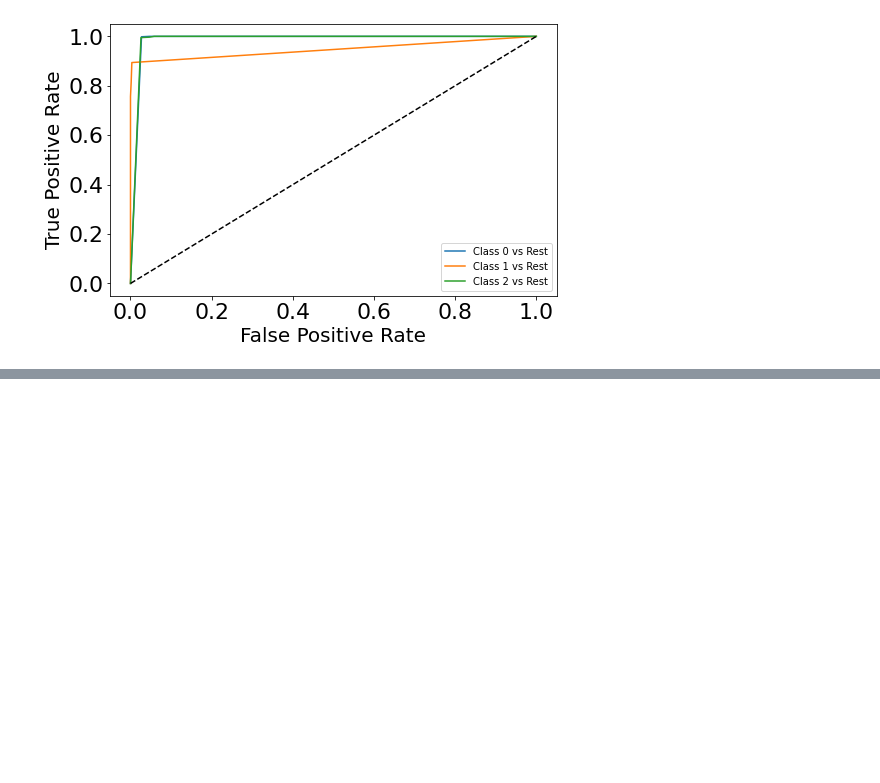
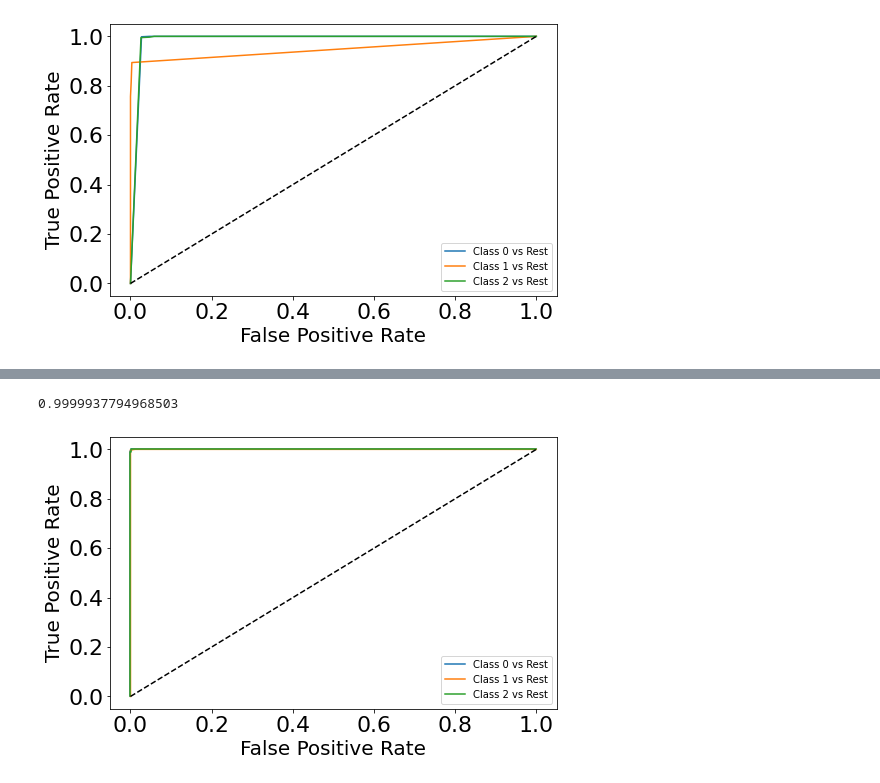
Before and after one commit to michelepapucci/data-mining-project, a Jupyter notebook: data_classification_sentiment.ipynb, the cells around one changed output, grey strips where cells are left out. Cells and saved outputs as stored; diff of their text form; code cells hidden in the pictures; blank space fills up the shorter version.

Commit message:
add random forest + scores values of knn, rfc, clf

```diff
--- a/data_classification_sentiment.ipynb
+++ b/data_classification_sentiment.ipynb
@@ -377,0 +310,14 @@ plt.show()
+# %%
+rfc = RandomForestClassifier(n_estimators=1000,
+                             criterion='gini',
+                             max_depth=None,
+                             min_samples_split=2,
+                             min_samples_leaf=1,
+                             class_weight=None)
+
+
+scores = cross_val_score(rfc, X, y, cv=10)
+print('Accuracy: %0.4f (+/- %0.2f)' % (scores.mean(), scores.std() * 2))
+
+scores = cross_val_score(rfc, X, y, cv=10, scoring='f1_macro')
+print('F1-score: %0.4f (+/- %0.2f)' % (scores.mean(), scores.std() * 2))
@@ -377,0 +327,2 @@ plt.show()
+# %%
+rfc.fit(X_ros_train, y_ros_train)
@@ -377,0 +357,33 @@ plt.show()
+# %%
+y_ros_score = rfc.predict_proba(X_ros_test)
+roc_auc_score(y_ros_test, y_ros_score, multi_class='ovr', average='weighted')
+# %% [output]
+0.9999937794968503
+# %%
+# roc curve for classes
+fpr = {}
+tpr = {}
+thresh ={}
+
+
+n_class = 3
+
+for i in range(n_class):
+    fpr[i], tpr[i], thresh[i] = roc_curve(y_ros_test, y_ros_score[:,i], pos_label=i)
+
+plt.figure(figsize=(8,5))
+
+plt.plot(fpr[0], tpr[0], label='Class 0 vs Rest')
+plt.plot(fpr[1], tpr[1], label='Class 1 vs Rest')
+plt.plot(fpr[2], tpr[2], label='Class 2 vs Rest')
+plt.plot([0,1], [0,1], 'k--')
+plt.legend(loc='best')
+
+
+plt.xlabel('False Positive Rate', fontsize=20)
+plt.ylabel('True Positive Rate', fontsize=20)
+
+plt.tick_params(axis='both', which='major', labelsize=22)
+plt.show()
+# %% [output]
+[figure, added]
```
Also changed, not shown: parts of 20 cells of this notebook, 3 other files.
